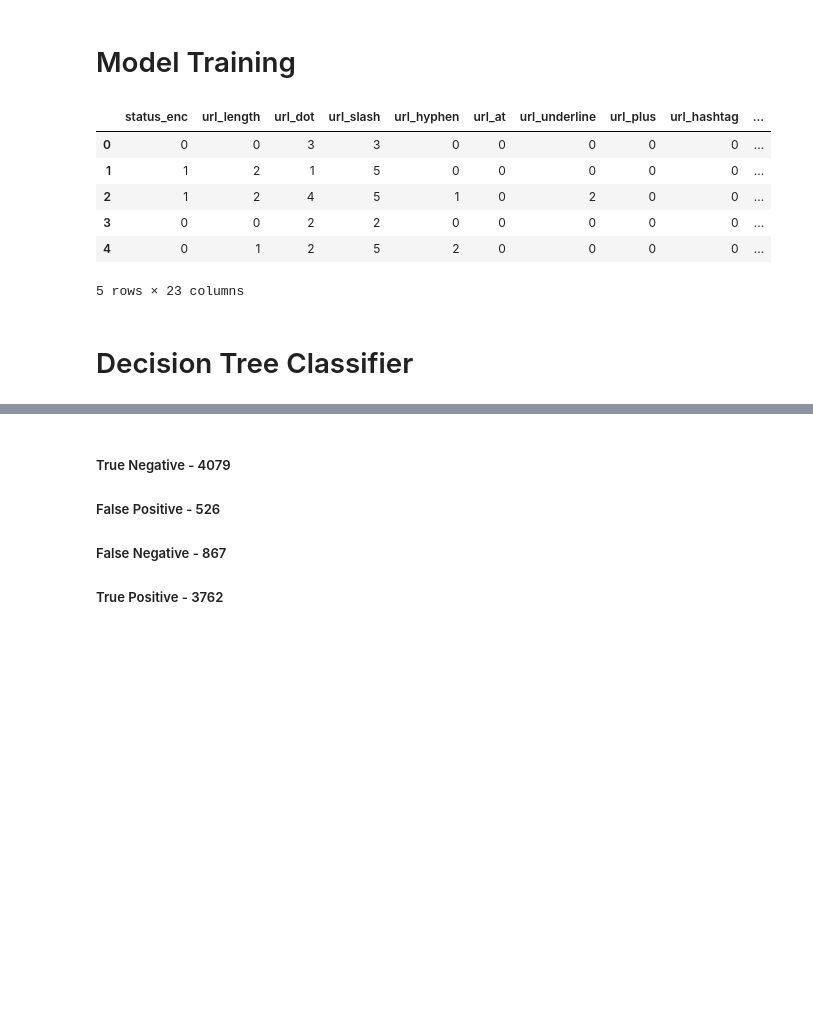
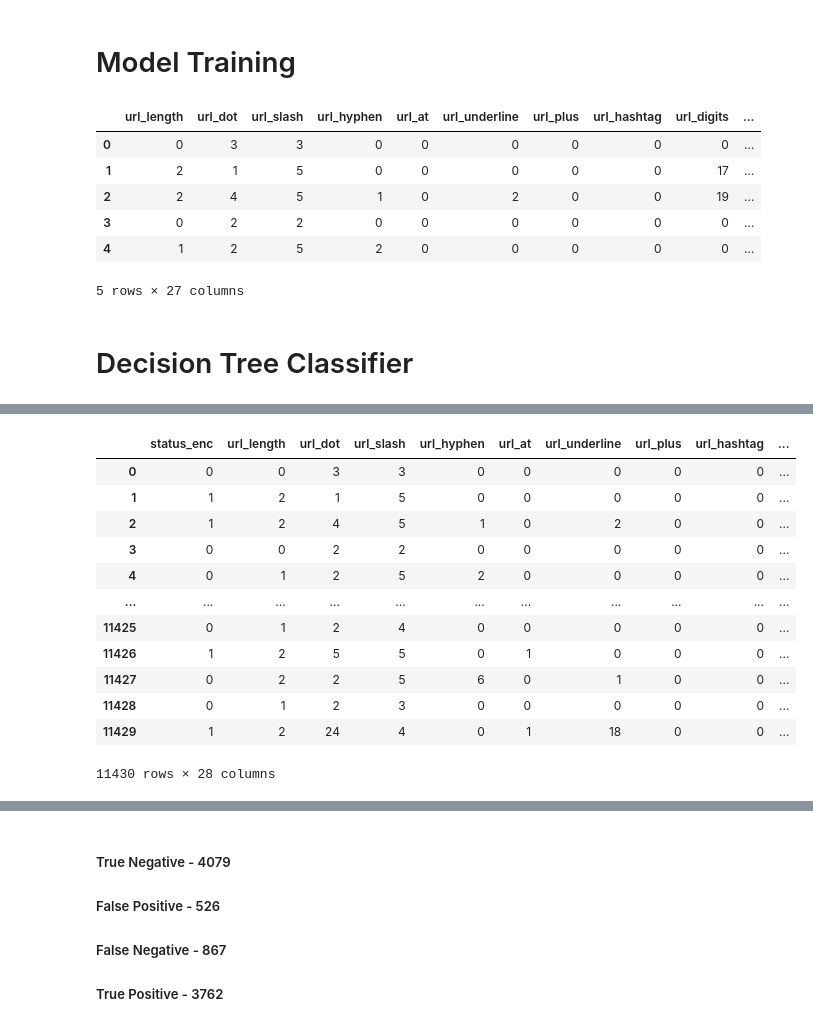
Before and after one commit to devsec-ansh/Phishing-Scam-Detection-Using-Ensemble-Machine-Learning-and-NLP, a Jupyter notebook: Phishing Detection using ML.ipynb, the cells around one changed output, grey strips where cells are left out. Saved outputs shown, nothing was run; the diff lists cells and outputs as text; code cells hidden in the pictures; blank space fills up the shorter version.

```diff
--- a/Phishing Detection using ML.ipynb
+++ b/Phishing Detection using ML.ipynb
@@ -485,15 +528,15 @@ Y_train.shape , Y_val.shape , Y_test.shape
 # %% [markdown]
 # Model Training
 # %%
-daf.head()
+X_train.head()
 # %% [output]
-|  | status_enc | url_length | url_dot | url_slash | url_hyphen | url_at | url_underline | url_plus | url_hashtag | ... |
-| 0 | 0 | 0 | 3 | 3 | 0 | 0 | 0 | 0 | 0 | ... |
-| 1 | 1 | 2 | 1 | 5 | 0 | 0 | 0 | 0 | 0 | ... |
-| 2 | 1 | 2 | 4 | 5 | 1 | 0 | 2 | 0 | 0 | ... |
-| 3 | 0 | 0 | 2 | 2 | 0 | 0 | 0 | 0 | 0 | ... |
-| 4 | 0 | 1 | 2 | 5 | 2 | 0 | 0 | 0 | 0 | ... |
+|  | url_length | url_dot | url_slash | url_hyphen | url_at | url_underline | url_plus | url_hashtag | url_digits | ... |
+| 0 | 0 | 3 | 3 | 0 | 0 | 0 | 0 | 0 | 0 | ... |
+| 1 | 2 | 1 | 5 | 0 | 0 | 0 | 0 | 0 | 17 | ... |
+| 2 | 2 | 4 | 5 | 1 | 0 | 2 | 0 | 0 | 19 | ... |
+| 3 | 0 | 2 | 2 | 0 | 0 | 0 | 0 | 0 | 0 | ... |
+| 4 | 1 | 2 | 5 | 2 | 0 | 0 | 0 | 0 | 0 | ... |
-5 rows × 23 columns
+5 rows × 27 columns
 # %% [markdown]
 # Decision Tree Classifier
 # %%
@@ -509,6 +552,7 @@ Y_predict = classifier.predict(X_val)
 # tree.plot_tree(clf)
 # %%
 X_train.info()
+daf
 # %% [output]
 <class 'pandas.core.frame.DataFrame'>
 Int64Index: 9144 entries, 0 to 9143
@@ -530,3 +574,16 @@ memory usage: 1.5 MB
+|  | status_enc | url_length | url_dot | url_slash | url_hyphen | url_at | url_underline | url_plus | url_hashtag | ... |
+| 0 | 0 | 0 | 3 | 3 | 0 | 0 | 0 | 0 | 0 | ... |
+| 1 | 1 | 2 | 1 | 5 | 0 | 0 | 0 | 0 | 0 | ... |
+| 2 | 1 | 2 | 4 | 5 | 1 | 0 | 2 | 0 | 0 | ... |
+| 3 | 0 | 0 | 2 | 2 | 0 | 0 | 0 | 0 | 0 | ... |
+| 4 | 0 | 1 | 2 | 5 | 2 | 0 | 0 | 0 | 0 | ... |
+| ... | ... | ... | ... | ... | ... | ... | ... | ... | ... | ... |
+| 11425 | 0 | 1 | 2 | 4 | 0 | 0 | 0 | 0 | 0 | ... |
+| 11426 | 1 | 2 | 5 | 5 | 0 | 1 | 0 | 0 | 0 | ... |
+| 11427 | 0 | 2 | 2 | 5 | 6 | 0 | 1 | 0 | 0 | ... |
+| 11428 | 0 | 1 | 2 | 3 | 0 | 0 | 0 | 0 | 0 | ... |
+| 11429 | 1 | 2 | 24 | 4 | 0 | 1 | 18 | 0 | 0 | ... |
+11430 rows × 28 columns
 # %%
 from sklearn.metrics import accuracy_score
 
```
Also changed, not shown: parts of 24 cells of this notebook.
